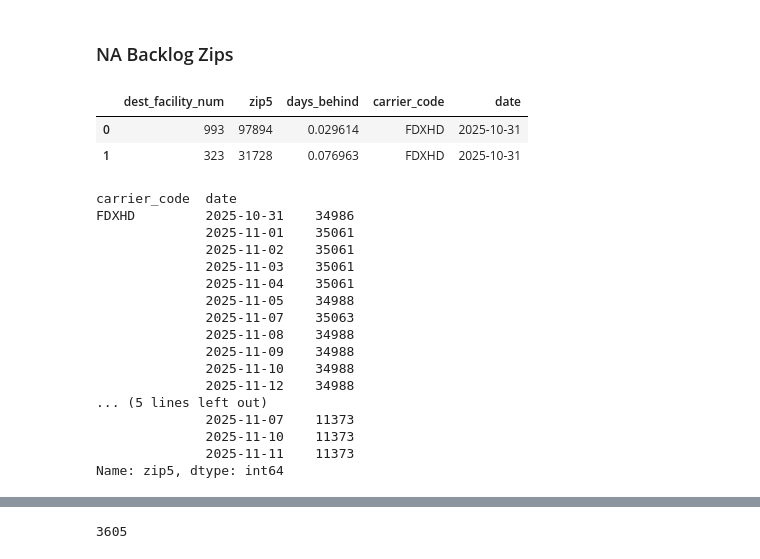
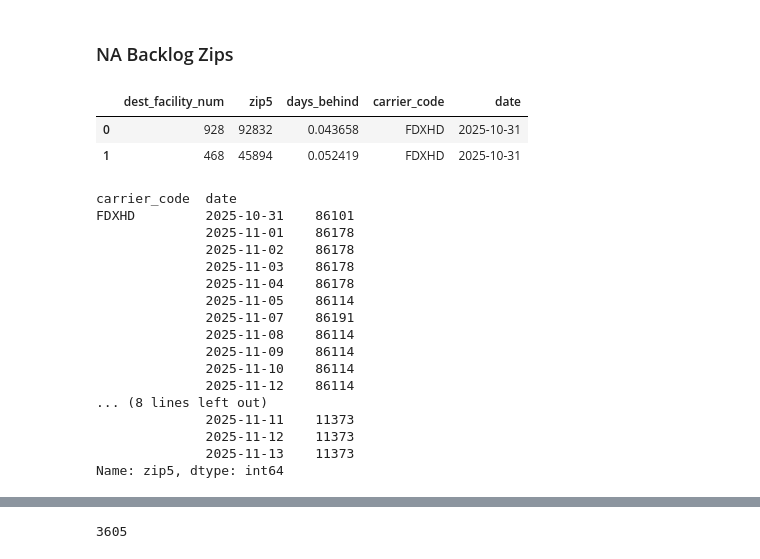
Before and after one commit to ogunes-chwy/zipcar, a Jupyter notebook: debug_recommendations.ipynb, the cells around one changed output, grey strips where cells are left out. Drawn from its saved outputs; the diff is of its cells as text; code cells hidden in the pictures.

```diff
--- a/debug_recommendations.ipynb
+++ b/debug_recommendations.ipynb
@@ -307,34 +274,34 @@ dea.loc[dea['zip5'] == '07444']
 # %%
 backlog_df = read_helper(
         './data/execution_data/backlog',
         start_date='2025-10-31',
-        end_date='2025-11-12',
+        end_date='2025-11-13',
         date_col_name='date'
         )
 backlog_df.head(2)
 # %% [output]
 |  | dest_facility_num | zip5 | days_behind | carrier_code | date |
-| 0 | 993 | 97894 | 0.029614 | FDXHD | 2025-10-31 |
-| 1 | 323 | 31728 | 0.076963 | FDXHD | 2025-10-31 |
+| 0 | 928 | 92832 | 0.043658 | FDXHD | 2025-10-31 |
+| 1 | 468 | 45894 | 0.052419 | FDXHD | 2025-10-31 |
 # %%
 backlog_df.groupby(['carrier_code','date'])['zip5'].nunique()
 # %% [output]
 carrier_code  date
-FDXHD         2025-10-31    34986
-              2025-11-01    35061
-              2025-11-02    35061
-              2025-11-03    35061
-              2025-11-04    35061
-              2025-11-05    34988
-              2025-11-07    35063
-              2025-11-08    34988
-              2025-11-09    34988
-              2025-11-10    34988
-              2025-11-12    34988
-... (5 lines left out)
-              2025-11-07    11373
-              2025-11-10    11373
+FDXHD         2025-10-31    86101
+              2025-11-01    86178
+              2025-11-02    86178
+              2025-11-03    86178
+              2025-11-04    86178
+              2025-11-05    86114
+              2025-11-07    86191
+              2025-11-08    86114
+              2025-11-09    86114
+              2025-11-10    86114
+              2025-11-12    86114
+... (8 lines left out)
               2025-11-11    11373
+              2025-11-12    11373
+              2025-11-13    11373
 Name: zip5, dtype: int64
 # %%
 df_m['zip5'].nunique()
```
Also changed, not shown: parts of 16 cells of this notebook, 1 other file.
